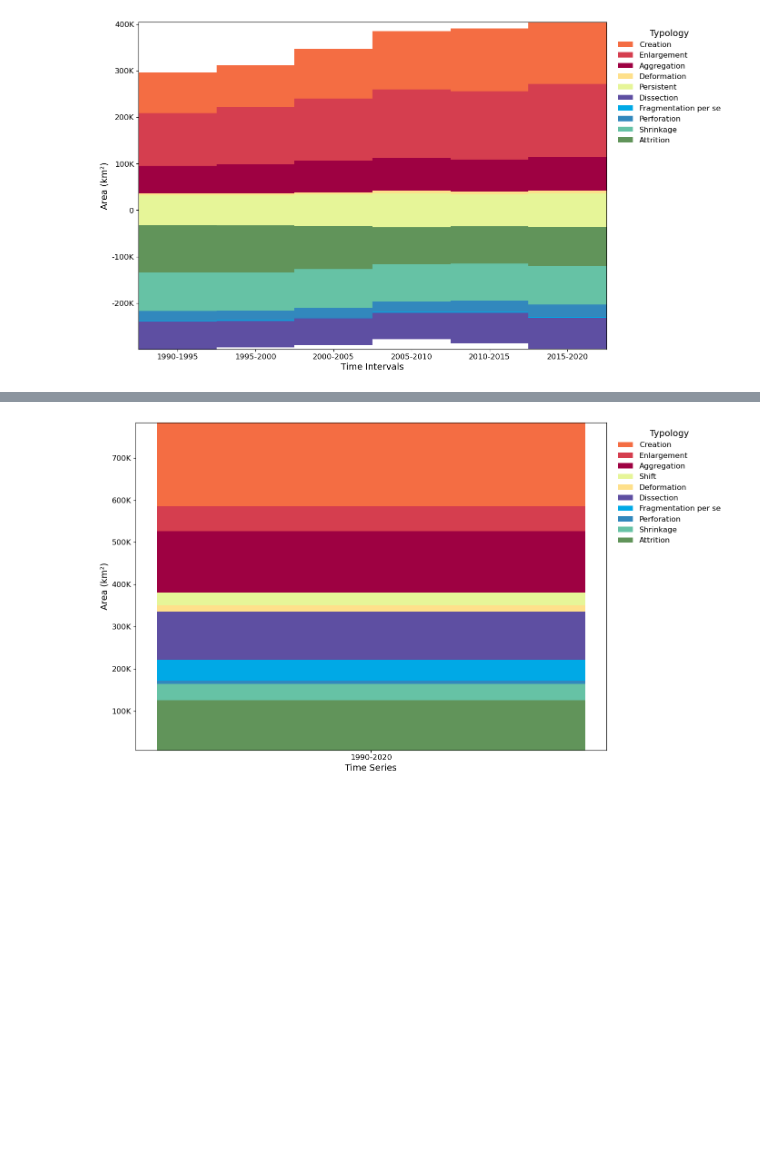
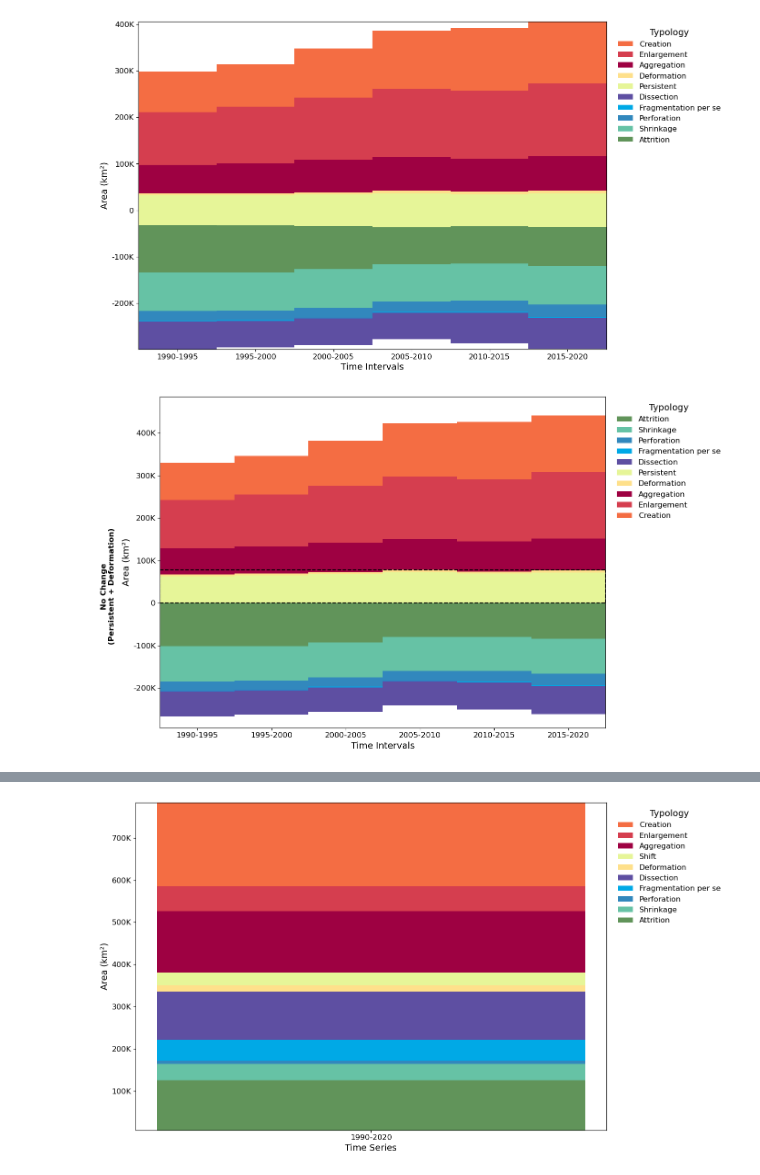
Before and after one commit to mschappert/typology, a Jupyter notebook: Code/grapghs.ipynb, the cells around one changed output, grey strips where cells are left out. Drawn from its saved outputs; the diff is of its cells as text; code cells hidden in the pictures; blank space fills up the shorter version.

Commit message:
edited graphs, new mask and zscore code

```diff
--- a/Code/grapghs.ipynb
+++ b/Code/grapghs.ipynb
@@ -188,3 +205,102 @@ plt.tight_layout()
 plt.show()
 # %% [output]
 [figure]
+# %%
+import matplotlib.pyplot as plt
+import matplotlib.ticker as ticker
+import matplotlib.patches as patches
+
+colors = {
+    "Aggregation": "#9E0142",
+    "Attrition": "#61945A",
+    "Creation": "#F46D43",
+    "Dissection": "#5E4FA2",
+    "Fragmentation per se": "#00A9E6",
+    "Shrinkage": "#66C2A5",
+    "Perforation": "#3288BD",
+    "Enlargement": "#D53E4F",
+    "Persistent": "#E6F598",
+    "Deformation": "#FEE08B"
+}
+
+custom_x_labels = [
+    "1990-1995", "1995-2000", "2000-2005",
+    "2005-2010", "2010-2015", "2015-2020"
+]
+
+# Group definitions
+baseline_typologies = ["Persistent", "Deformation"]
+decreasing = ["Attrition", "Shrinkage", "Perforation", "Fragmentation per se", "Dissection"]
+increasing = ["Aggregation", "Enlargement", "Creation"]
+
+time_points = df.columns.tolist()
+
+fig, ax = plt.subplots(figsize=(14, 8))
+
+# Plot decreasing typologies stacked below zero (negative values)
+bottom_neg = [0] * len(time_points)
+for typ in decreasing:
+    if typ in df.index:
+        data = df.loc[typ] * -1  # negate to plot below zero
+        ax.bar(range(len(time_points)), data, bottom=bottom_neg, color=colors.get(typ, "#cccccc"), width=1.0, label=typ)
+        bottom_neg = [bottom_neg[i] + data.iloc[i] for i in range(len(data))]
+
+# Plot Persistent and Deformation stacked starting from zero (no change zone)
+bottom_baseline = [0]  * len(time_points)
+for typ in baseline_typologies:
+    if typ in df.index:
+        data = df.loc[typ]
+        ax.bar(range(len(time_points)), data, bottom=bottom_baseline, color=colors.get(typ, "#cccccc"), width=1.0, label=typ)
+        bottom_baseline = [bottom_baseline[i] + data.iloc[i] for i in range(len(data))]
+
+# Plot increasing typologies stacked above Persistent + Deformation
+bottom_pos = bottom_baseline.copy()
+for typ in increasing:
+    if typ in df.index:
+        data = df.loc[typ]
+        ax.bar(range(len(time_points)), data, bottom=bottom_pos, color=colors.get(typ, "#cccccc"), width=1.0, label=typ)
+        bottom_pos = [bottom_pos[i] + data.iloc[i] for i in range(len(data))]
+
+# Determine y positions for zero bracket (bottom and top of Persistent+Deformation combined)
+zero_bracket_bottom = 0
+zero_bracket_top = max(bottom_baseline)
+
+# Draw dashed horizontal lines for zero bracket edges
+ax.hlines(zero_bracket_bottom, xmin=-0.5, xmax=len(time_points)-0.5, colors='black', linestyles='dashed', linewidth=1.5)
+ax.hlines(zero_bracket_top, xmin=-0.5, xmax=len(time_points)-0.5, colors='black', linestyles='dashed', linewidth=1.5)
+
+# Draw vertical dashed brackets connecting these lines on the left side of the plot
+ax.vlines(-0.5, zero_bracket_bottom, zero_bracket_top, colors='black', linestyles='dashed', linewidth=1.5)
+ax.vlines(len(time_points)-0.5, zero_bracket_bottom, zero_bracket_top, colors='black', linestyles='dashed', linewidth=1.5)
+
+# Optionally add a label for the no change bracket
+ax.text(-1.2, (zero_bracket_bottom + zero_bracket_top)/2, 'No Change\n(Persistent + Deformation)',
+        rotation=90, va='center', ha='center', fontsize=12, weight='bold')
+
+# Axis customization
+ax.set_xlabel('Time Intervals', fontsize=14)
+ax.set_ylabel('Area (km²)', fontsize=14)
+ax.tick_params(axis='both', which='major', labelsize=12)
+
+min_y = min(bottom_neg) * 1.1 if min(bottom_neg) < 0 else -0.1
+max_y = max(bottom_pos) * 1.1
+ax.set_ylim(min_y, max_y)
+
+# Custom y-axis formatter
+def custom_formatter(x, pos):
+    if x == 0:
+        return "0"
+    return f"{x/1000:.0f}K"
+
+ax.yaxis.set_major_formatter(ticker.FuncFormatter(custom_formatter))
+ax.set_xticks(range(len(time_points)))
+ax.set_xticklabels(custom_x_labels[:len(time_points)])
+ax.margins(x=0)
+
+# Legend
+ax.legend(title='Typology', bbox_to_anchor=(1.01, 1), loc='upper left', frameon=False, fontsize=12, title_fontsize=14)
+
+plt.tight_layout()
+plt.show()
+# %% [output]
+[figure, added]
```
Also changed, not shown: parts of 6 cells of this notebook, 4 other files.
